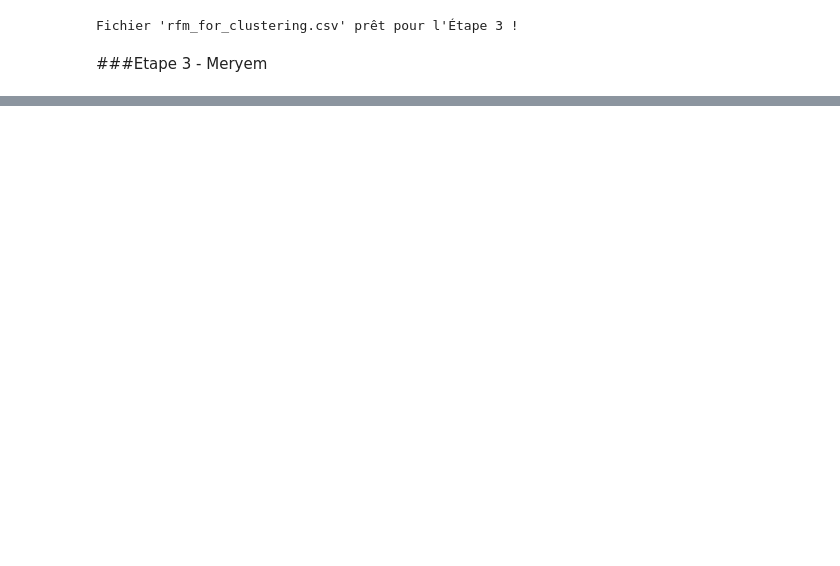
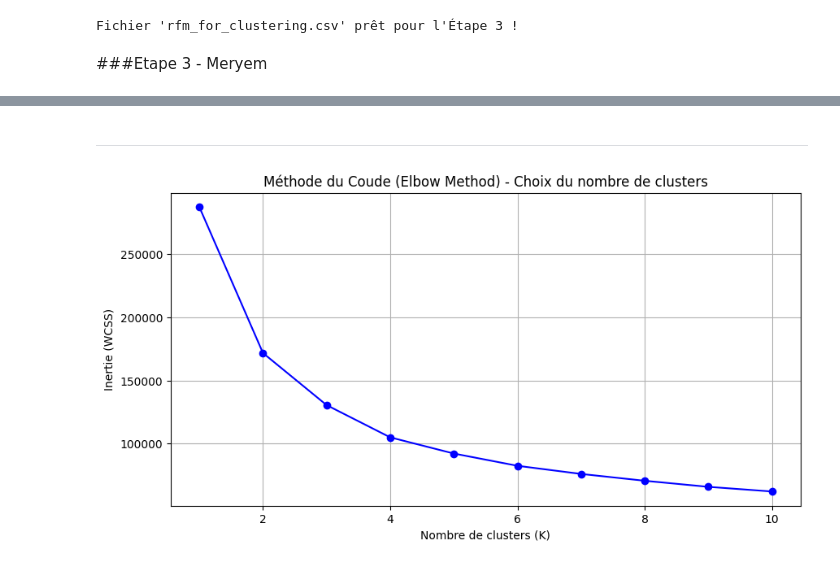
Before and after one commit to fds-imane/Data_Marketing, a Jupyter notebook: data_marketing_part_2.ipynb, the cells around one changed output, grey strips where cells are left out. Drawn from its saved outputs; the diff is of its cells as text; code cells hidden in the pictures; blank space fills up the shorter version.

```diff
--- a/data_marketing_part_2.ipynb
+++ b/data_marketing_part_2.ipynb
@@ -265,0 +318,18 @@ Fichier 'rfm_for_clustering.csv' prêt pour l'Étape 3 !
+# %% [markdown]
+------------------------------------------------------------
+# %%
+wcss = []
+for i in range(1, 11):
+    kmeans = KMeans(n_clusters=i, init='k-means++', random_state=42, n_init=10)
+    kmeans.fit(df_scaled)
+    wcss.append(kmeans.inertia_)
+
+plt.figure(figsize=(10, 5))
+plt.plot(range(1, 11), wcss, marker='o', color='b')
+plt.title('Méthode du Coude (Elbow Method) - Choix du nombre de clusters')
+plt.xlabel('Nombre de clusters (K)')
+plt.ylabel('Inertie (WCSS)')
+plt.grid(True)
+plt.show()
+# %% [output]
+[figure, added]
```
Also changed, not shown: parts of 14 cells of this notebook.
